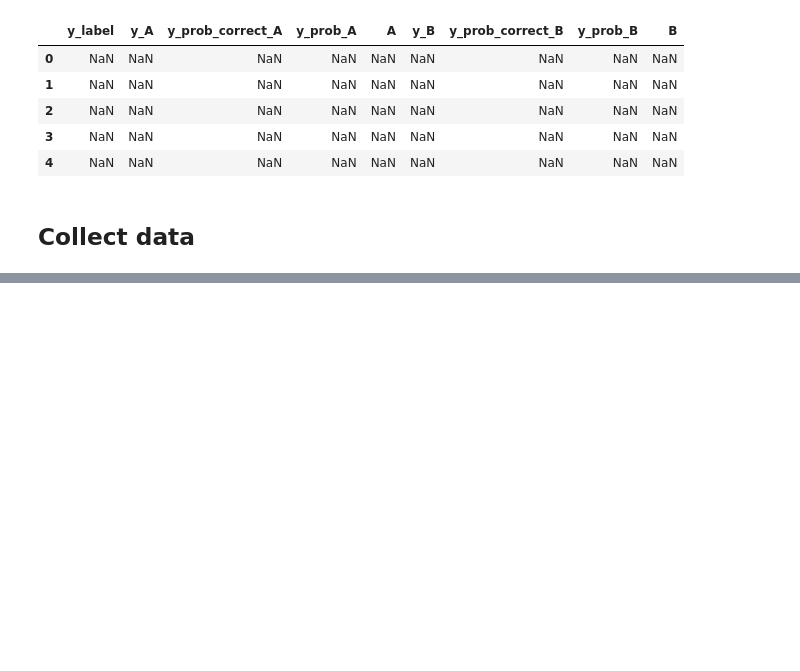
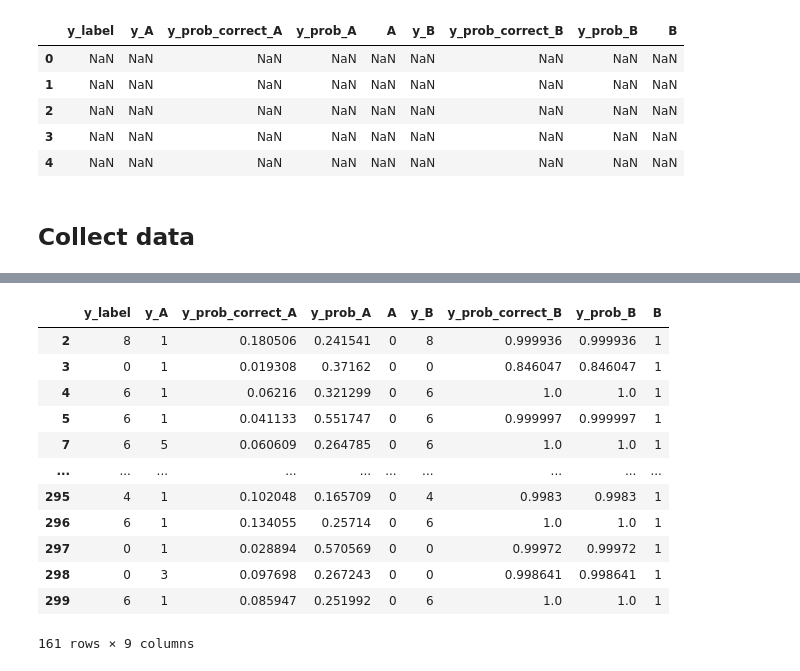
Before and after one commit to roldanjrgl/ml_project, a Jupyter notebook: notebooks/cifar_models_performance_analysis_v1.ipynb, the cells around one changed output, grey strips where cells are left out. Saved outputs shown, nothing was run; the diff lists cells and outputs as text; code cells hidden in the pictures; blank space fills up the shorter version.

```diff
--- a/notebooks/cifar_models_performance_analysis_v1.ipynb
+++ b/notebooks/cifar_models_performance_analysis_v1.ipynb
@@ -242,0 +275,16 @@ results
+# %%
+A_wrong_B_correct
+# %% [output]
+|  | y_label | y_A | y_prob_correct_A | y_prob_A | A | y_B | y_prob_correct_B | y_prob_B | B |
+| 2 | 8 | 1 | 0.180506 | 0.241541 | 0 | 8 | 0.999936 | 0.999936 | 1 |
+| 3 | 0 | 1 | 0.019308 | 0.37162 | 0 | 0 | 0.846047 | 0.846047 | 1 |
+| 4 | 6 | 1 | 0.06216 | 0.321299 | 0 | 6 | 1.0 | 1.0 | 1 |
+| 5 | 6 | 1 | 0.041133 | 0.551747 | 0 | 6 | 0.999997 | 0.999997 | 1 |
+| 7 | 6 | 5 | 0.060609 | 0.264785 | 0 | 6 | 1.0 | 1.0 | 1 |
+| ... | ... | ... | ... | ... | ... | ... | ... | ... | ... |
+| 295 | 4 | 1 | 0.102048 | 0.165709 | 0 | 4 | 0.9983 | 0.9983 | 1 |
+| 296 | 6 | 1 | 0.134055 | 0.25714 | 0 | 6 | 1.0 | 1.0 | 1 |
+| 297 | 0 | 1 | 0.028894 | 0.570569 | 0 | 0 | 0.99972 | 0.99972 | 1 |
+| 298 | 0 | 3 | 0.097698 | 0.267243 | 0 | 0 | 0.998641 | 0.998641 | 1 |
+| 299 | 6 | 1 | 0.085947 | 0.251992 | 0 | 6 | 1.0 | 1.0 | 1 |
+161 rows × 9 columns
```
Also changed, not shown: parts of 10 cells of this notebook.
